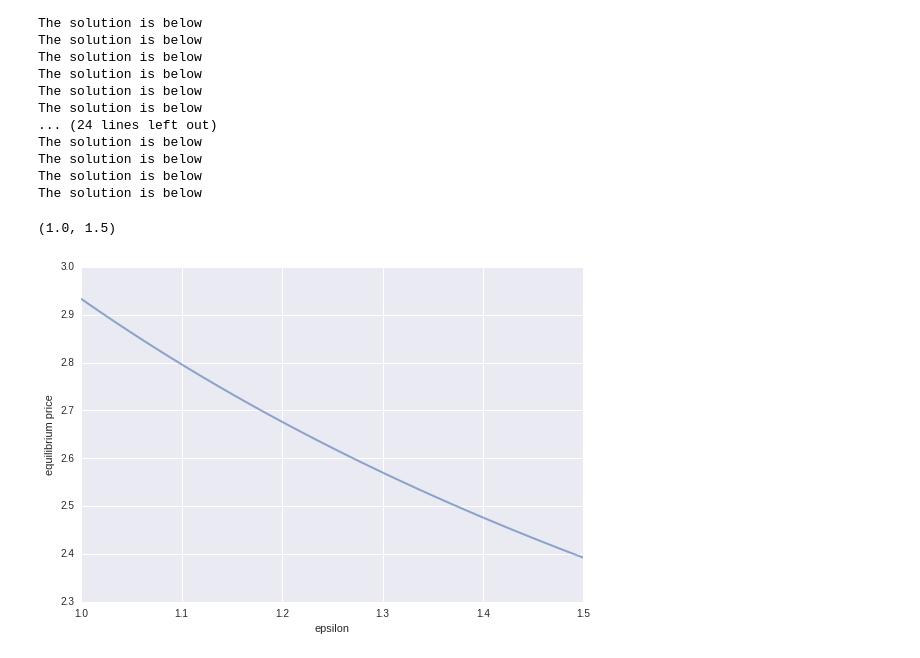
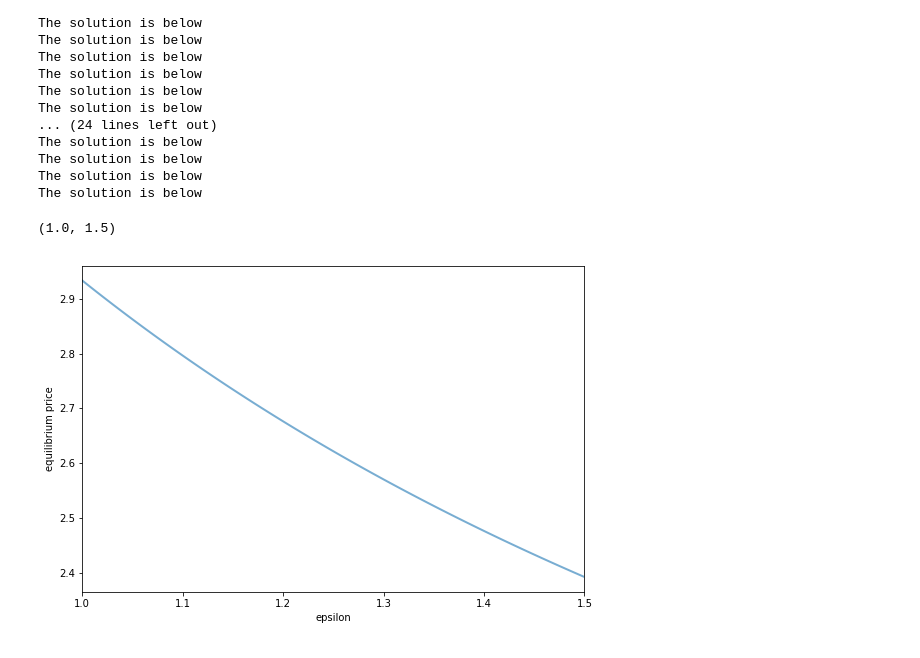
Before and after one commit to QuantEcon/DIIS_workshop, a Jupyter notebook: morning/equilibrium.ipynb, the cells around one changed output. Cells and saved outputs as stored; diff of their text form; code cells hidden in the pictures.

```diff
--- a/morning/equilibrium.ipynb
+++ b/morning/equilibrium.ipynb
@@ -18,8 +16 @@ Now let's write routines to compute supply and demand as functions of price and
-# %%
-
-def supply(p, b):
-    return np.exp(b * p) - 1
-
-def demand(p, a, epsilon):
-    return a * p**(-epsilon)
 # %% [markdown]
@@ -27,13 +18,17 @@ Next we'll write a function that takes a parameter set and returns a market clea
-# %%
-from scipy.optimize import bisect
-
-def compute_equilibrium(a, b, epsilon):
-    plow = 0.1
-    phigh = 10.0
-    def excess_supply(p):
-        return supply(p, b) - demand(p, a, epsilon)
-    pclear = bisect(excess_supply, plow, phigh)
-    return pclear
+# %%
+from scipy.optimize import bisect
+
+def compute_equilibrium(a=1, b=0.1, ϵ=1, p_low=0.1, p_high=10.0):
+    """
+    Solve for the zero of excess supply using the brentq root finding algorithm.
+
+    Search between p_low and p_high.
+    """
+    def excess_supply(p):
+        return np.exp(b * p) - 1 - a * p**(-ϵ)  # Excess supply
+
+    p_clear = brentq(excess_supply, p_low, p_high)
+    return p_clear
 # %% [markdown]
 Let's test it with the original parameter set, the market clearing price for which was 2.9334.  The parameters are
 
@@ -90,19 +78,18 @@ The solution is below
 The solution is below
 The solution is below
 # %%
-import seaborn as sb  # just to make it look pretty
-
-a, b = 1, 0.1
-
 fig, ax = plt.subplots(figsize=(9, 6))
 epsilon_grid = np.linspace(1, 1.5, 100)
 
-prices = [compute_equilibrium(a, b, epsilon) for epsilon in epsilon_grid]
+prices = []
+
+for eps in epsilon_grid:
+    prices.append(compute_equilibrium(ϵ=eps))
 
 ax.plot(epsilon_grid, prices, lw=2, alpha=0.6)
 ax.set_xlabel("epsilon")
 ax.set_ylabel("equilibrium price")
 ax.set_xlim(1.0, 1.5)
 # %% [output]
 (1.0, 1.5)
-[figure, old version]
+[figure, new version]
```
Also changed, not shown: parts of 11 cells of this notebook, 2 other files.
